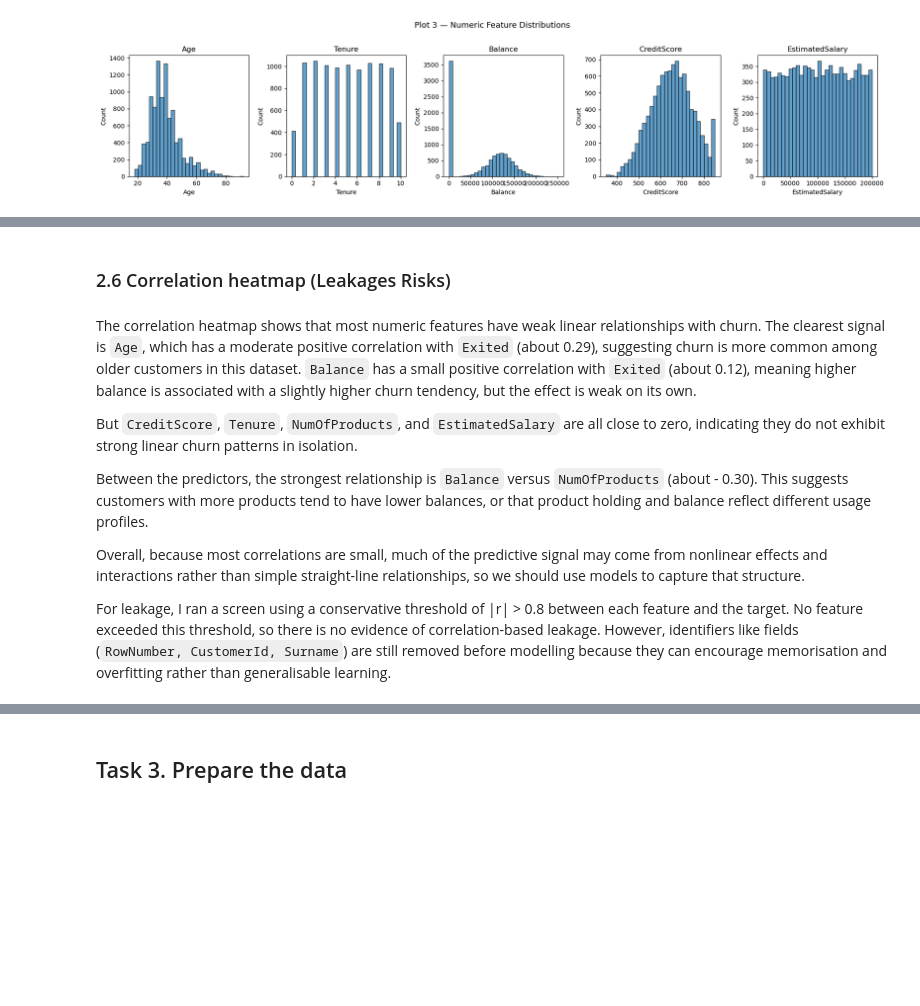
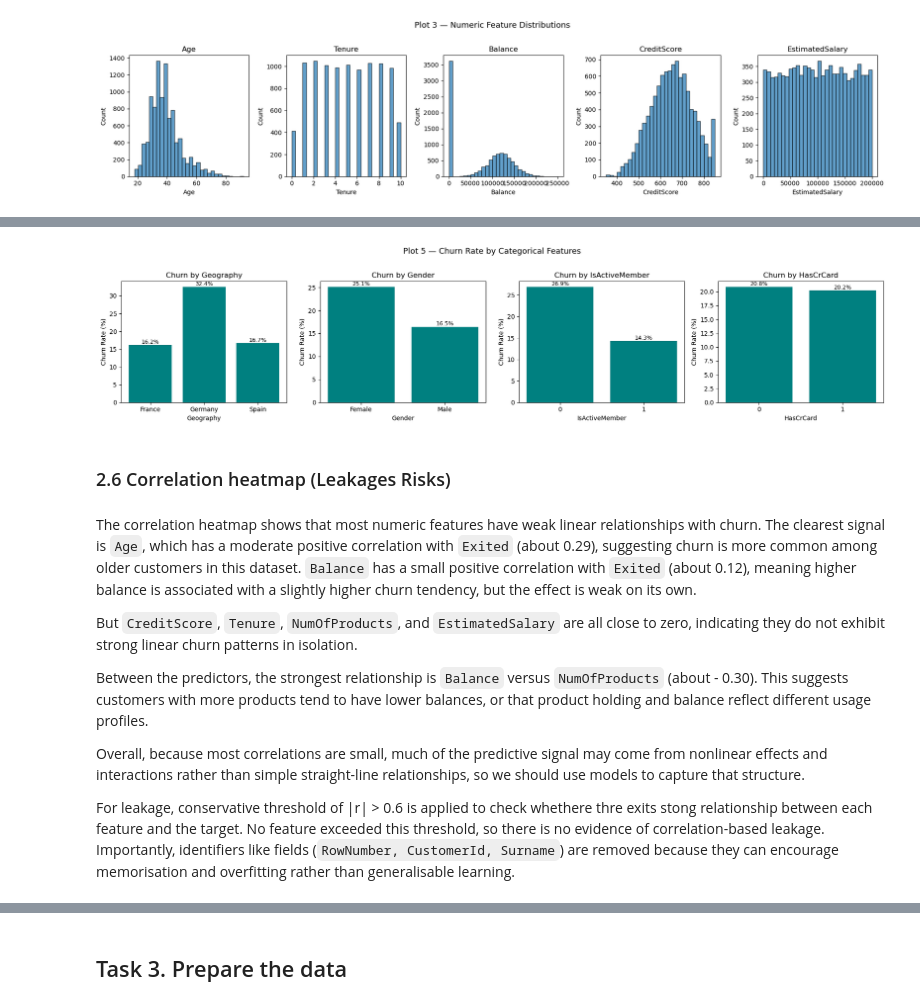
Before and after one commit to xiaoruitang8-prog/draft1-, a Jupyter notebook: Predictive Analytics Notebook.ipynb, the cells around one changed output, grey strips where cells are left out. Drawn from its saved outputs; the diff is of its cells as text; code cells hidden in the pictures; blank space fills up the shorter version.

```diff
--- a/Predictive Analytics Notebook.ipynb
+++ b/Predictive Analytics Notebook.ipynb
@@ -408,3 +355,43 @@ plt.show()
+# %%
+cat_cols = ["Geography", "Gender", "IsActiveMember", "HasCrCard"]
+
+fig, axes = plt.subplots(1, len(cat_cols), figsize=(18, 4))
+
+# Loop through each subplot axis and its corresponding categorical column
+for ax, col in zip(axes, cat_cols):
+
+    # Group by the category and compute the mean of TARGET (Exited)
+    # Since Exited is 0 or 1, the mean is the churn rate
+    rates = df.groupby(col)[TARGET].mean() * 100
+
+    # Draw a bar chart of churn rate for each category level
+    bars = ax.bar(rates.index.astype(str), rates.values, color="teal")
+
+    # Add a percentage label above each bar
+    for bar in bars:
+        ax.text(
+            bar.get_x() + bar.get_width() / 2,
+            bar.get_height(),
+            f"{bar.get_height():.1f}%",
+            ha="center", va="bottom",
+            fontsize=9
+        )
+
+    # Label axes and add a subplot title
+    ax.set_xlabel(col)
+    ax.set_ylabel("Churn Rate (%)")
+    ax.set_title(f"Churn by {col}")
+
+fig.suptitle("Plot 5 — Churn Rate by Categorical Features", y=1.02, fontsize=13)
+
+fig.tight_layout()
+
+# Save the figure locally
+fig.savefig("outputs/eda_05_churn_by_category.png", dpi=150)
+
+plt.show()
+# %% [output]
+[figure]
 # %% [markdown]
 ### 2.6 Correlation heatmap (Leakages Risks)
 # %% [markdown]
@@ -416,7 +403,7 @@ Between the predictors, the strongest relationship is  `Balance` versus `NumOfPr
 
 Overall, because most correlations are small, much of the predictive signal may come from nonlinear effects and interactions rather than simple straight-line relationships, so we should use models to capture that structure.
 
-For leakage, I ran a screen using a conservative threshold of |r| > 0.8 between each feature and the target. No feature exceeded this threshold, so there is no evidence of correlation-based leakage. However, identifiers like fields (`RowNumber, CustomerId, Surname`) are still removed before modelling because they can encourage memorisation and overfitting rather than generalisable learning.
+For leakage, conservative threshold of |r| > 0.6 is applied to check whethere thre exits stong relationship between each feature and the target. No feature exceeded this threshold, so there is no evidence of correlation-based leakage. Importantly, identifiers like fields (`RowNumber, CustomerId, Surname`) are removed because they can encourage memorisation and overfitting rather than generalisable learning.
 # %%
 # Select only the numeric feature columns plus the target column,
 # then compute the Pearson correlation matrix (values between -1 and 1).
```
Also changed, not shown: parts of 39 cells of this notebook.
